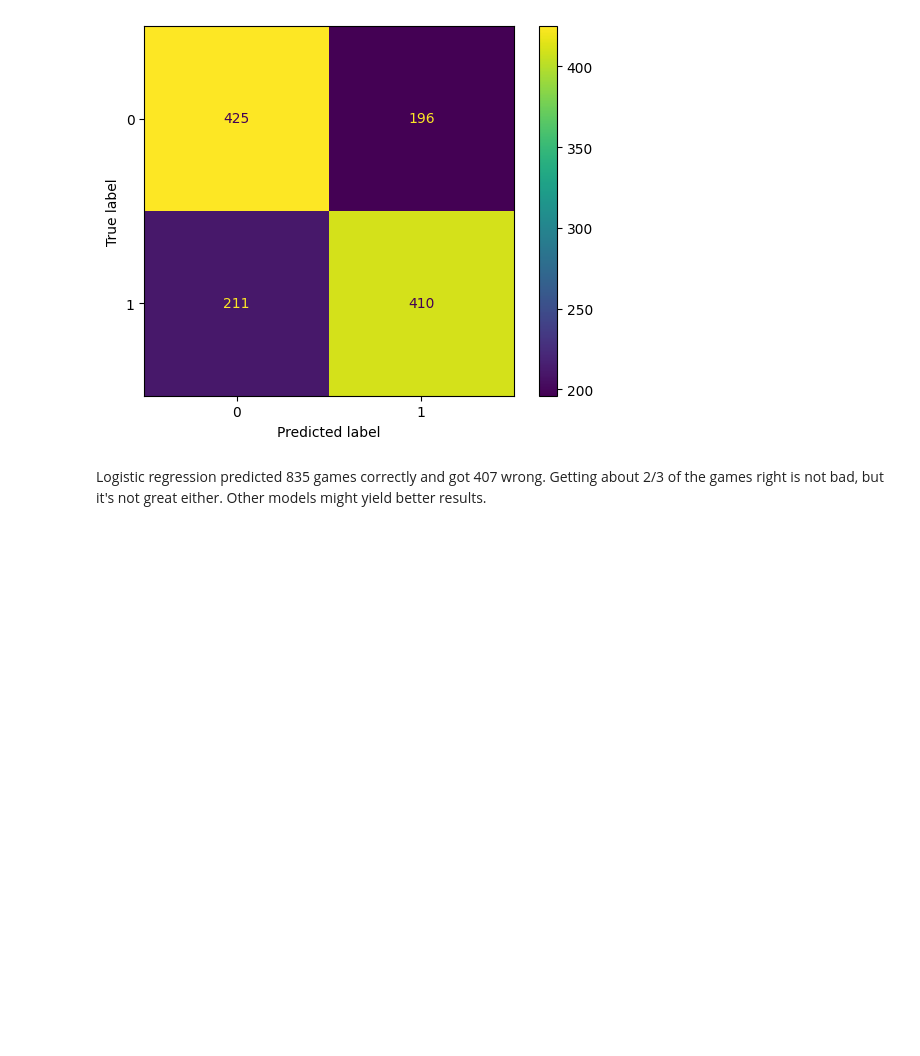
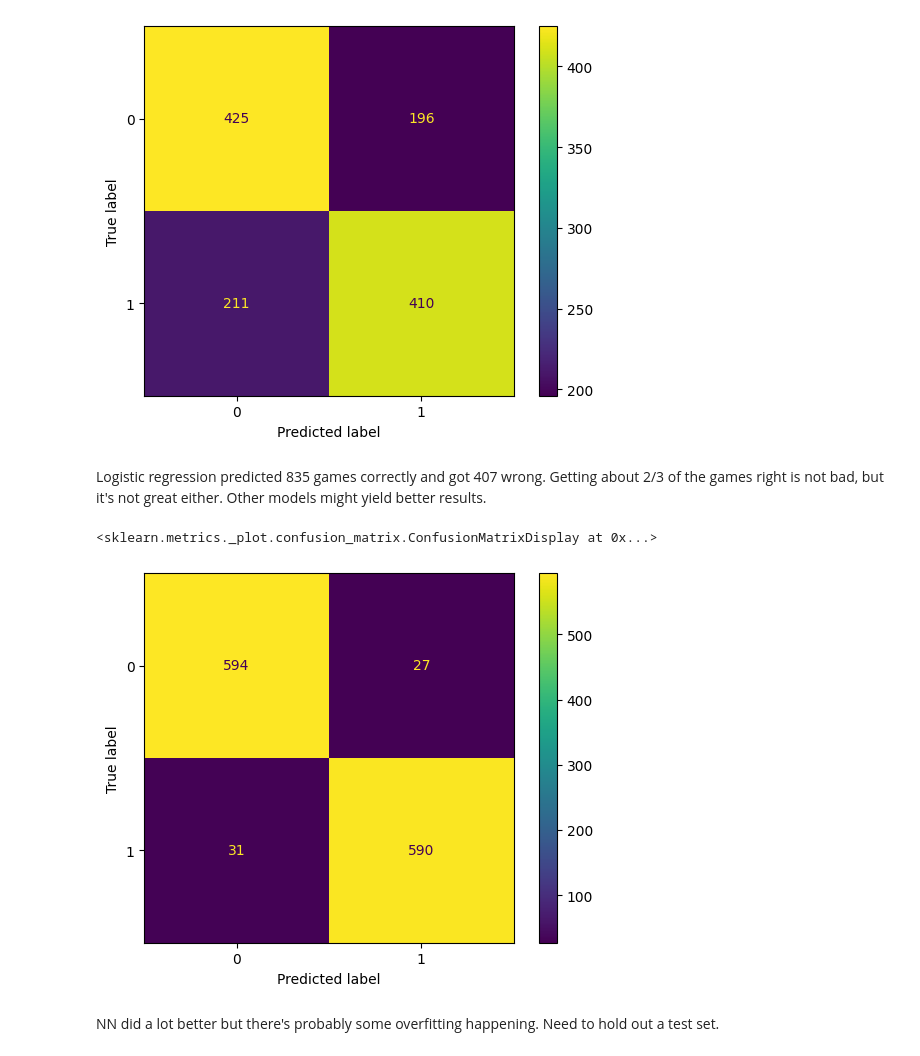
Before and after one commit to amarkules1/march_madness, a Jupyter notebook: notebooks/logistic_regression.ipynb, the cells around one changed output. Saved outputs shown, nothing was run; the diff lists cells and outputs as text; code cells hidden in the pictures; blank space fills up the shorter version.

```diff
--- a/notebooks/logistic_regression.ipynb
+++ b/notebooks/logistic_regression.ipynb
@@ -93,3 +93,15 @@ sklearn.metrics.ConfusionMatrixDisplay(sklearn.metrics.confusion_matrix(data['Wi
 [figure]
 # %% [markdown]
 Logistic regression predicted 835 games correctly and got 407 wrong. Getting about 2/3 of the games right is not bad, but it's not great either. Other models might yield better results.
+# %%
+from sklearn.neural_network import MLPClassifier
+clf = MLPClassifier(random_state=0, max_iter=3000).fit(prediction_data_normalized, data['Win_Loss_Flag'])
+# %%
+data['nn_predicted_outcome'] = clf.predict(prediction_data_normalized)
+# %%
+sklearn.metrics.ConfusionMatrixDisplay(sklearn.metrics.confusion_matrix(data['Win_Loss_Flag'], data['nn_predicted_outcome'])).plot()
+# %% [output]
+<sklearn.metrics._plot.confusion_matrix.ConfusionMatrixDisplay at 0x...>
+[figure, added]
+# %% [markdown]
+NN did a lot better but there's probably some overfitting happening. Need to hold out a test set.
```
Also changed, not shown: parts of 4 cells of this notebook.
